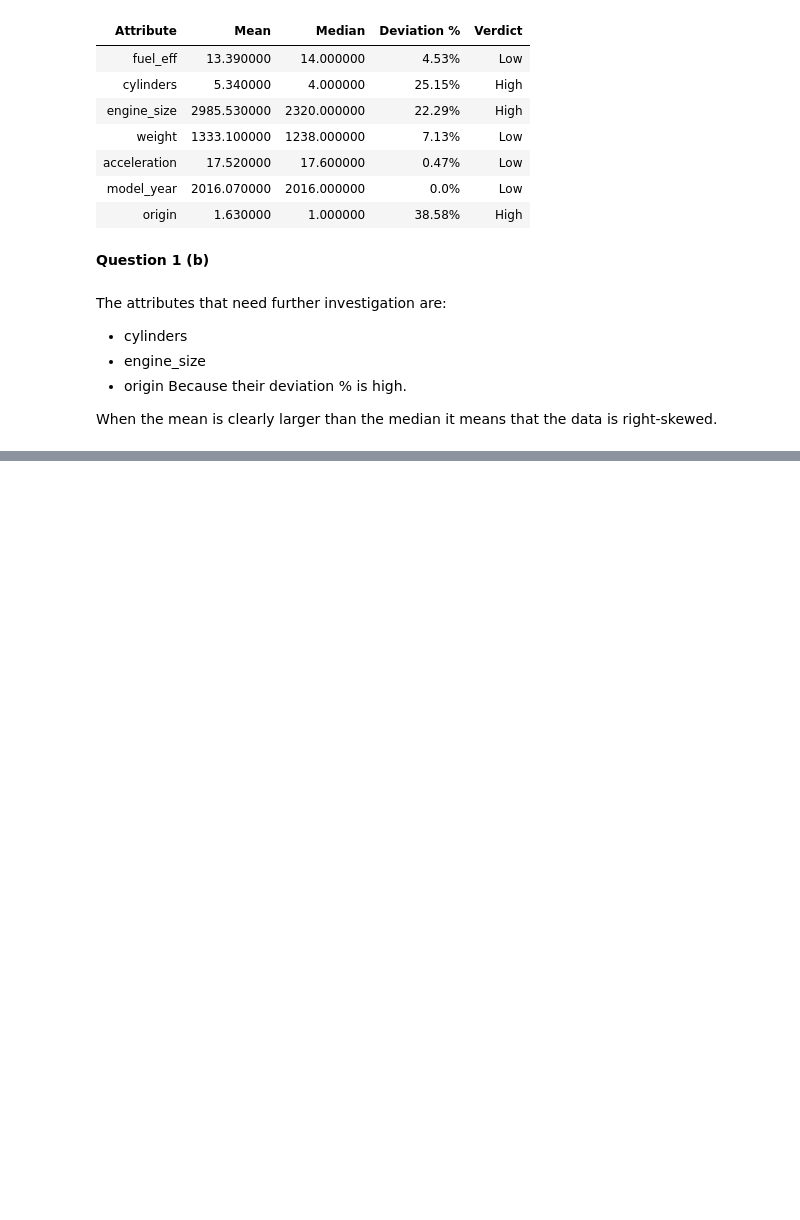
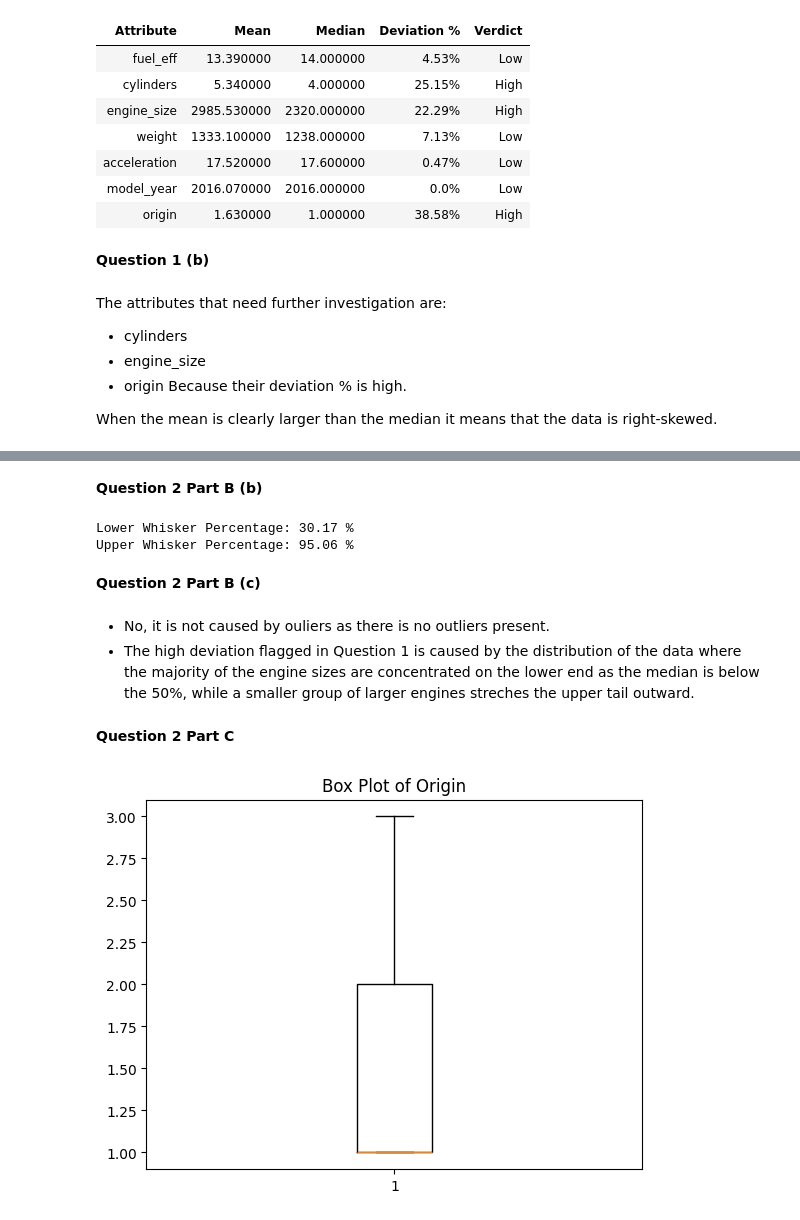
Before and after one commit to dinahabibb/assignment1_LearningFromData, a Jupyter notebook: assignment1.ipynb, the cells around one changed output, grey strips where cells are left out. Drawn from its saved outputs; the diff is of its cells as text; code cells hidden in the pictures; blank space fills up the shorter version.

```diff
--- a/assignment1.ipynb
+++ b/assignment1.ipynb
@@ -86,0 +201,25 @@ When the mean is clearly larger than the median it means that the data is right-
+# %% [markdown]
+**Question 2 Part B (b)**
+# %%
+# Express the length of each whisker as a percentage of it's maximum permissible.
+lower_percentage = (Q1 - lower_endpoint) / (1.5 * IQR) * 100
+upper_percentage = (upper_endpoint - Q3) / (1.5 * IQR) * 100
+
+print("Lower Whisker Percentage:", round(lower_percentage, 2), "%")
+print("Upper Whisker Percentage:", round(upper_percentage, 2), "%")
+# %% [output]
+Lower Whisker Percentage: 30.17 %
+Upper Whisker Percentage: 95.06 %
+# %% [markdown]
+**Question 2 Part B (c)**
+# %% [markdown]
+- No, it is not caused by ouliers as there is no outliers present.
+- The high deviation flagged in Question 1 is caused by the distribution of the data where the majority of the engine sizes are concentrated on the lower end as the median is below the 50%, while a smaller group of larger engines streches the upper tail outward.
+# %% [markdown]
+**Question 2 Part C**
+# %%
+plt.boxplot(original_df['origin'].dropna())
+plt.title('Box Plot of Origin')
+plt.show()
+# %% [output]
+[figure, added]
```
Also changed, not shown: parts of 21 cells of this notebook.
